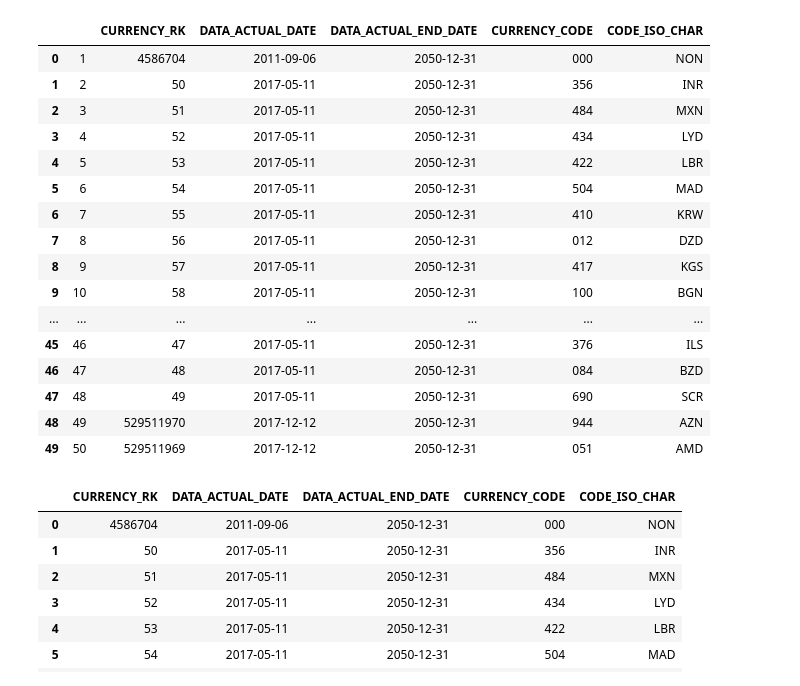
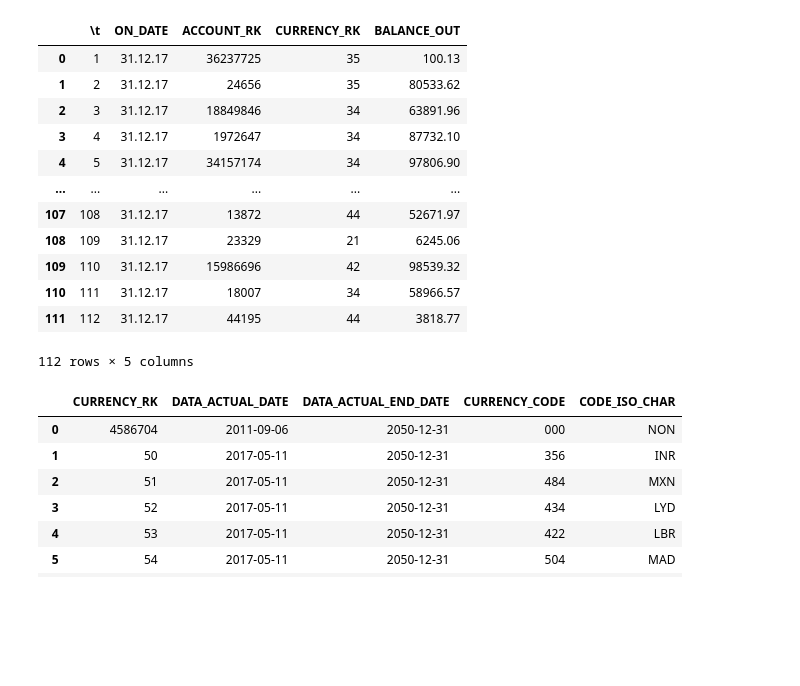
Before and after one commit to ivaningrigorii/ETL_PR1_BANK, a Jupyter notebook: 1/project 1-1.ipynb, the cells around one changed output. Saved outputs shown, nothing was run; the diff lists cells and outputs as text; code cells hidden in the pictures; blank space fills up the shorter version.

```diff
--- a/1/project 1-1.ipynb
+++ b/1/project 1-1.ipynb
@@ -54,23 +54,21 @@ def etl_md_account_d():
         parse_dates=['DATA_ACTUAL_DATE', 'DATA_ACTUAL_END_DATE']
     )
     load_to_db(df, 'md_account_d')
-# %%
-''' Сбор данных из ft_posting_f.csv, преобразование и загрузка в neo_bank_1  '''
-def etl_ft_posting_f():
-    df = pd.read_csv(
-        filepath_or_buffer='../../../src/1/1/ft_posting_f.csv',
-        header='infer',
-        sep=';',
-        parse_dates=['OPER_DATE', ],
-        usecols=range(1,6)
-    )
-    #ПОКА ЧТО ТУТ УДАЛЕНИЕ ПОСЛЕДНИХ ДУБЛИКАТОВ ПО PK
-    df = df.drop_duplicates(
-        subset=[
-            'OPER_DATE',
-            'CREDIT_ACCOUNT_RK',
-            'DEBET_ACCOUNT_RK'
-        ], keep='last'
-    )
-
-    load_to_db(df, 'ft_posting_f')
+# %%
+''' Сбор данных из ft_posting_f.csv, преобразование и загрузка в neo_bank_1  '''
+def etl_ft_posting_f():
+    df = pd.read_csv(
+        filepath_or_buffer='../../../src/1/1/ft_posting_f.csv',
+        header='infer',
+        sep=';',
+        parse_dates=['OPER_DATE', ],
+        usecols=range(1,6)
+    )
+    df = df \
+        .groupby(['OPER_DATE', 'CREDIT_ACCOUNT_RK', 'DEBET_ACCOUNT_RK'], as_index=False) \
+        .sum()
+
+    return df
+
+df = etl_ft_posting_f()
+df
@@ -169,34 +181,32 @@ def save_tmp(df, fname):
 # %%
 def extract_csv(name_file_csv, encode_type):
     df = pd.read_csv(
         filepath_or_buffer=f'{PATH_TO_FILES_CSV}/{name_file_csv}.csv',
         header='infer',
         sep=';',
         encoding ='CP866',
         keep_default_na=False
     )
     return df
     #save_tmp(df, name_file_csv)
-df = extract_csv('md_currency_d', 'CP866')
+df = extract_csv('ft_balance_f', 'UTF-8')
+
+
 df
 # %% [output]
-|  |  | CURRENCY_RK | DATA_ACTUAL_DATE | DATA_ACTUAL_END_DATE | CURRENCY_CODE | CODE_ISO_CHAR |
-| 0 | 1 | 4586704 | 2011-09-06 | 2050-12-31 | 000 | NON |
-| 1 | 2 | 50 | 2017-05-11 | 2050-12-31 | 356 | INR |
-| 2 | 3 | 51 | 2017-05-11 | 2050-12-31 | 484 | MXN |
-| 3 | 4 | 52 | 2017-05-11 | 2050-12-31 | 434 | LYD |
-| 4 | 5 | 53 | 2017-05-11 | 2050-12-31 | 422 | LBR |
-| 5 | 6 | 54 | 2017-05-11 | 2050-12-31 | 504 | MAD |
-| 6 | 7 | 55 | 2017-05-11 | 2050-12-31 | 410 | KRW |
-| 7 | 8 | 56 | 2017-05-11 | 2050-12-31 | 012 | DZD |
-| 8 | 9 | 57 | 2017-05-11 | 2050-12-31 | 417 | KGS |
-| 9 | 10 | 58 | 2017-05-11 | 2050-12-31 | 100 | BGN |
-| ... | ... | ... | ... | ... | ... | ... |
-| 45 | 46 | 47 | 2017-05-11 | 2050-12-31 | 376 | ILS |
-| 46 | 47 | 48 | 2017-05-11 | 2050-12-31 | 084 | BZD |
-| 47 | 48 | 49 | 2017-05-11 | 2050-12-31 | 690 | SCR |
-| 48 | 49 | 529511970 | 2017-12-12 | 2050-12-31 | 944 | AZN |
-| 49 | 50 | 529511969 | 2017-12-12 | 2050-12-31 | 051 | AMD |
+|  | \t | ON_DATE | ACCOUNT_RK | CURRENCY_RK | BALANCE_OUT |
+| 0 | 1 | 31.12.17 | 36237725 | 35 | 100.13 |
+| 1 | 2 | 31.12.17 | 24656 | 35 | 80533.62 |
+| 2 | 3 | 31.12.17 | 18849846 | 34 | 63891.96 |
+| 3 | 4 | 31.12.17 | 1972647 | 34 | 87732.10 |
+| 4 | 5 | 31.12.17 | 34157174 | 34 | 97806.90 |
+| ... | ... | ... | ... | ... | ... |
+| 107 | 108 | 31.12.17 | 13872 | 44 | 52671.97 |
+| 108 | 109 | 31.12.17 | 23329 | 21 | 6245.06 |
+| 109 | 110 | 31.12.17 | 15986696 | 42 | 98539.32 |
+| 110 | 111 | 31.12.17 | 18007 | 34 | 58966.57 |
+| 111 | 112 | 31.12.17 | 44195 | 44 | 3818.77 |
+112 rows × 5 columns
 # %%
 name_df = 'md_currency_d'
 
```
Also changed, not shown: parts of 1 cell of this notebook, 1 other file.
